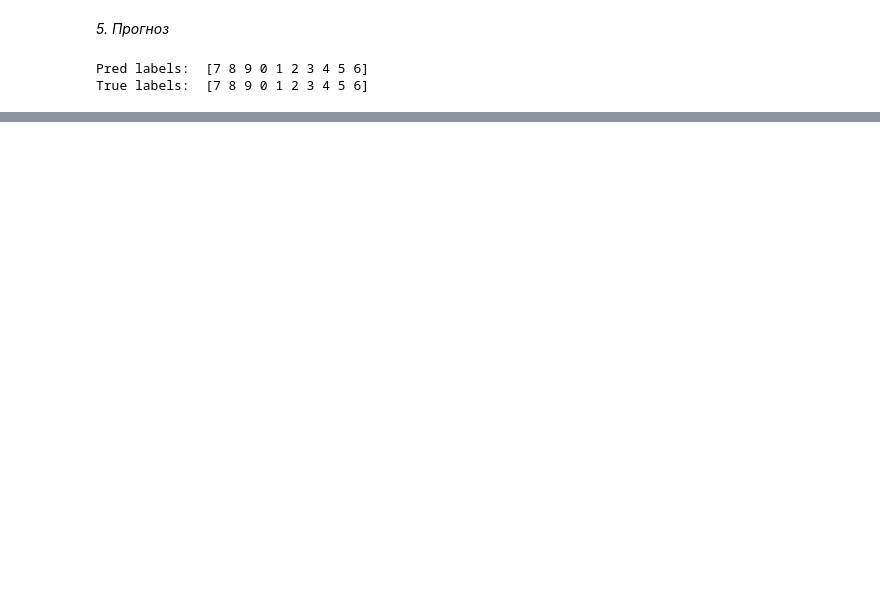
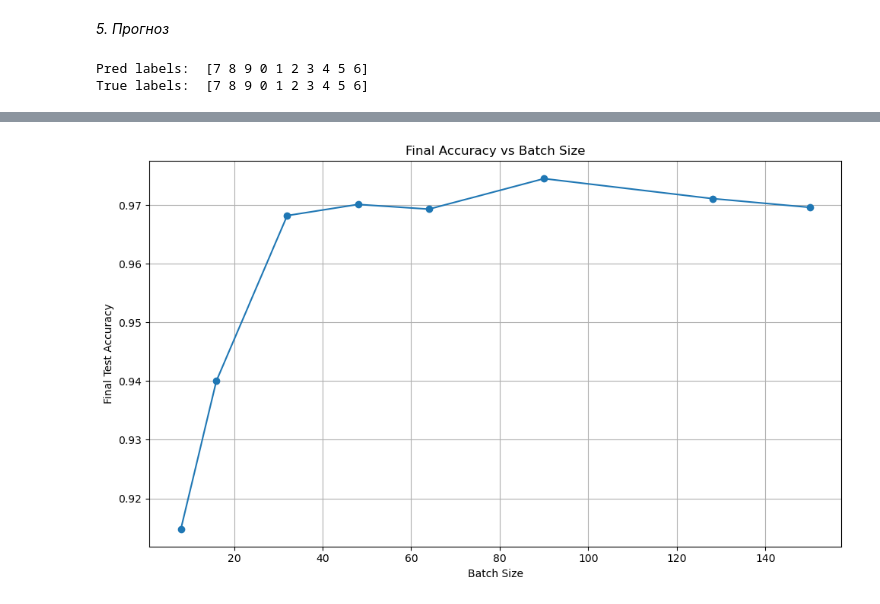
Before and after one commit to Bit-Maximum/MLP-for-MNIST, a Jupyter notebook: MLP MNIST.ipynb, the cells around one changed output, grey strips where cells are left out. Cells and saved outputs as stored; diff of their text form; code cells hidden in the pictures; blank space fills up the shorter version.

```diff
--- a/MLP MNIST.ipynb
+++ b/MLP MNIST.ipynb
@@ -210,0 +225,14 @@ True labels:  [7 8 9 0 1 2 3 4 5 6]
+# %%
+# График 2: Зависимость конечной точности от размера батча
+plt.figure(figsize=(10, 6))
+final_accuracies = [test_results[bs][-1] for bs in batch_sizes]
+plt.plot(batch_sizes, final_accuracies, 'o-')
+plt.xlabel('Batch Size')
+plt.ylabel('Final Test Accuracy')
+plt.title('Final Accuracy vs Batch Size')
+plt.grid()
+
+plt.tight_layout()
+plt.show()
+# %% [output]
+[figure, added]
```
Also changed, not shown: parts of 16 cells of this notebook, 10 other files.
